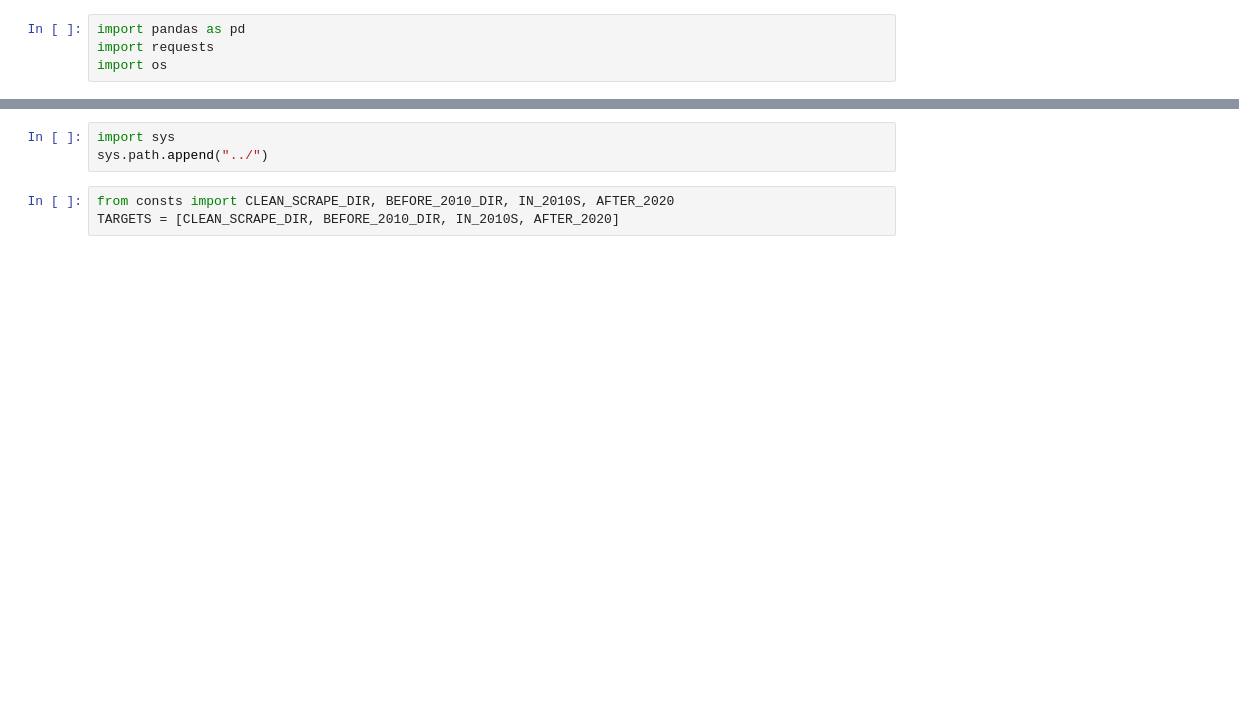
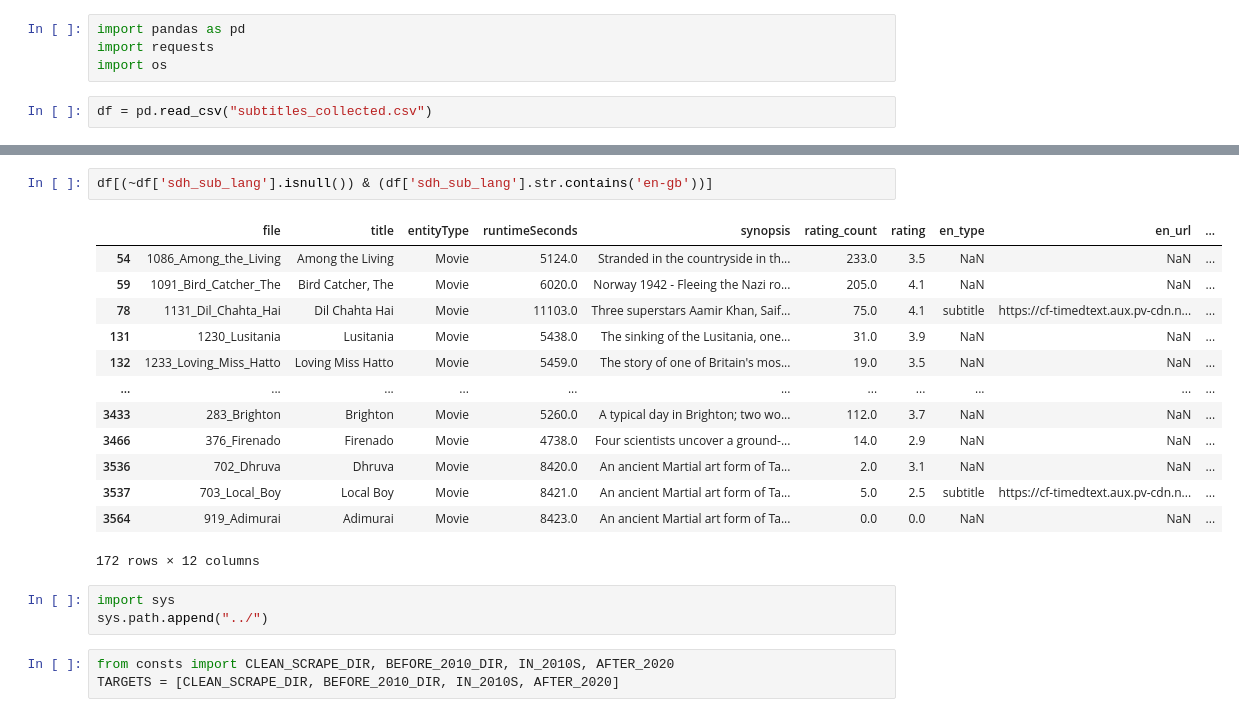
Before and after one commit to safal312/xray-collector, a Jupyter notebook: 5_get_subtitles/get_subtitles.ipynb, the cells around one changed output, grey strips where cells are left out. Cells and saved outputs as stored; diff of their text form; blank space fills up the shorter version.

```diff
--- a/5_get_subtitles/get_subtitles.ipynb
+++ b/5_get_subtitles/get_subtitles.ipynb
@@ -2,3 +2,5 @@
 import pandas as pd
 import requests
 import os
+# %%
+df = pd.read_csv("subtitles_collected.csv")
@@ -5,3 +43,19 @@ import os
+# %%
+df[(~df['sdh_sub_lang'].isnull()) & (df['sdh_sub_lang'].str.contains('en-gb'))]
+# %% [output]
+|  | file | title | entityType | runtimeSeconds | synopsis | rating_count | rating | en_type | en_url | ... |
+| 54 | 1086_Among_the_Living | Among the Living | Movie | 5124.0 | Stranded in the countryside in th... | 233.0 | 3.5 | NaN | NaN | ... |
+| 59 | 1091_Bird_Catcher_The | Bird Catcher, The | Movie | 6020.0 | Norway 1942 - Fleeing the Nazi ro... | 205.0 | 4.1 | NaN | NaN | ... |
+| 78 | 1131_Dil_Chahta_Hai | Dil Chahta Hai | Movie | 11103.0 | Three superstars Aamir Khan, Saif... | 75.0 | 4.1 | subtitle | https://cf-timedtext.aux.pv-cdn.n... | ... |
+| 131 | 1230_Lusitania | Lusitania | Movie | 5438.0 | The sinking of the Lusitania, one... | 31.0 | 3.9 | NaN | NaN | ... |
+| 132 | 1233_Loving_Miss_Hatto | Loving Miss Hatto | Movie | 5459.0 | The story of one of Britain's mos... | 19.0 | 3.5 | NaN | NaN | ... |
+| ... | ... | ... | ... | ... | ... | ... | ... | ... | ... | ... |
+| 3433 | 283_Brighton | Brighton | Movie | 5260.0 | A typical day in Brighton; two wo... | 112.0 | 3.7 | NaN | NaN | ... |
+| 3466 | 376_Firenado | Firenado | Movie | 4738.0 | Four scientists uncover a ground-... | 14.0 | 2.9 | NaN | NaN | ... |
+| 3536 | 702_Dhruva | Dhruva | Movie | 8420.0 | An ancient Martial art form of Ta... | 2.0 | 3.1 | NaN | NaN | ... |
+| 3537 | 703_Local_Boy | Local Boy | Movie | 8421.0 | An ancient Martial art form of Ta... | 5.0 | 2.5 | subtitle | https://cf-timedtext.aux.pv-cdn.n... | ... |
+| 3564 | 919_Adimurai | Adimurai | Movie | 8423.0 | An ancient Martial art form of Ta... | 0.0 | 0.0 | NaN | NaN | ... |
+172 rows × 12 columns
 # %%
 import sys
 sys.path.append("../")
```
Also changed, not shown: parts of 4 cells of this notebook, 30 other files.
